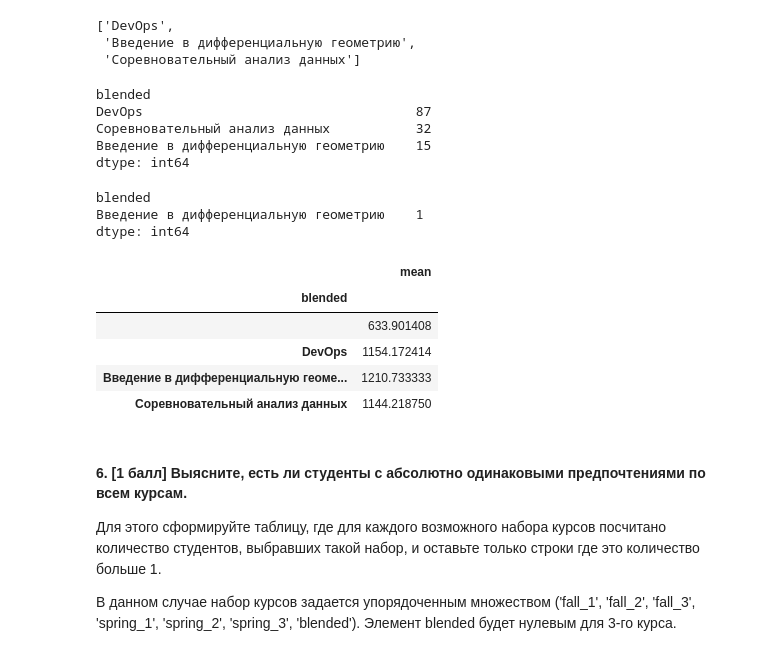
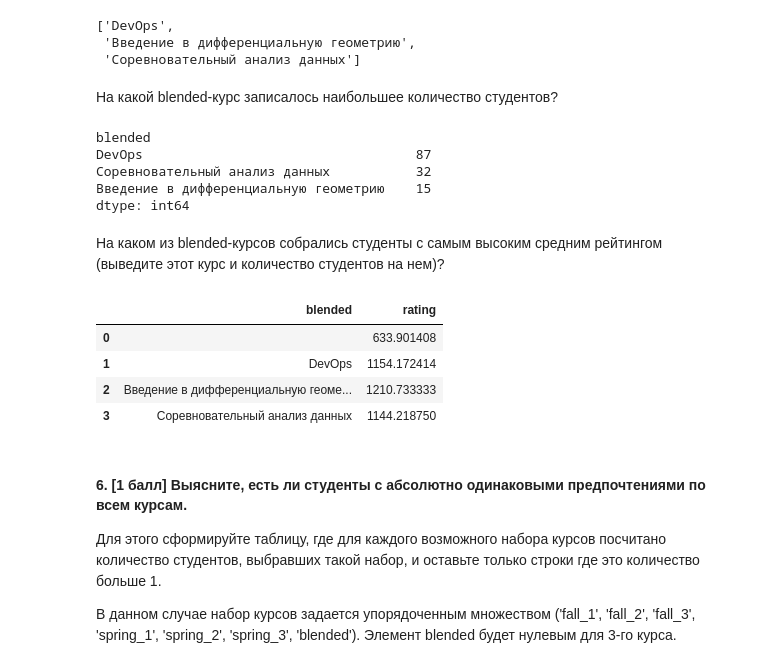
Before and after one commit to diemvs/hse_hw, a Jupyter notebook: ml/homework-practice-01-pandas-Sataev.ipynb, the cells around one changed output. Saved outputs shown, nothing was run; the diff lists cells and outputs as text; code cells hidden in the pictures.

```diff
--- a/ml/homework-practice-01-pandas-Sataev.ipynb
+++ b/ml/homework-practice-01-pandas-Sataev.ipynb
@@ -262,3 +252,5 @@ list(filter(lambda c: c != '', blended_courses))
+# %% [markdown]
+На какой blended-курс записалось наибольшее количество студентов?
 # %%
 df.value_counts(subset='blended').drop([''])
 # %% [output]
@@ -273,17 +262,16 @@ dtype: int64
+# %% [markdown]
+На каком из blended-курсов собрались студенты с самым высоким средним рейтингом
+(выведите этот курс и количество студентов на нем)?
 # %%
 # df[df['rating'] == df['rating'].max()].value_counts(subset='blended')
 
-df.groupby('blended')['rating'].aggregate(['mean'])
+df.groupby('blended').agg({ 'rating': 'mean' }).reset_index()
 # %% [output]
-blended
-Введение в дифференциальную геометрию    1
-dtype: int64
-|  | mean |
-| blended |  |
-|  | 633.901408 |
-| DevOps | 1154.172414 |
-| Введение в дифференциальную геоме... | 1210.733333 |
-| Соревновательный анализ данных | 1144.218750 |
+|  | blended | rating |
+| 0 |  | 633.901408 |
+| 1 | DevOps | 1154.172414 |
+| 2 | Введение в дифференциальную геоме... | 1210.733333 |
+| 3 | Соревновательный анализ данных | 1144.218750 |
 # %% [markdown]
 #### 6. [1 балл] Выясните, есть ли студенты с абсолютно одинаковыми предпочтениями по всем курсам.
 
```
Also changed, not shown: parts of 11 cells of this notebook.
